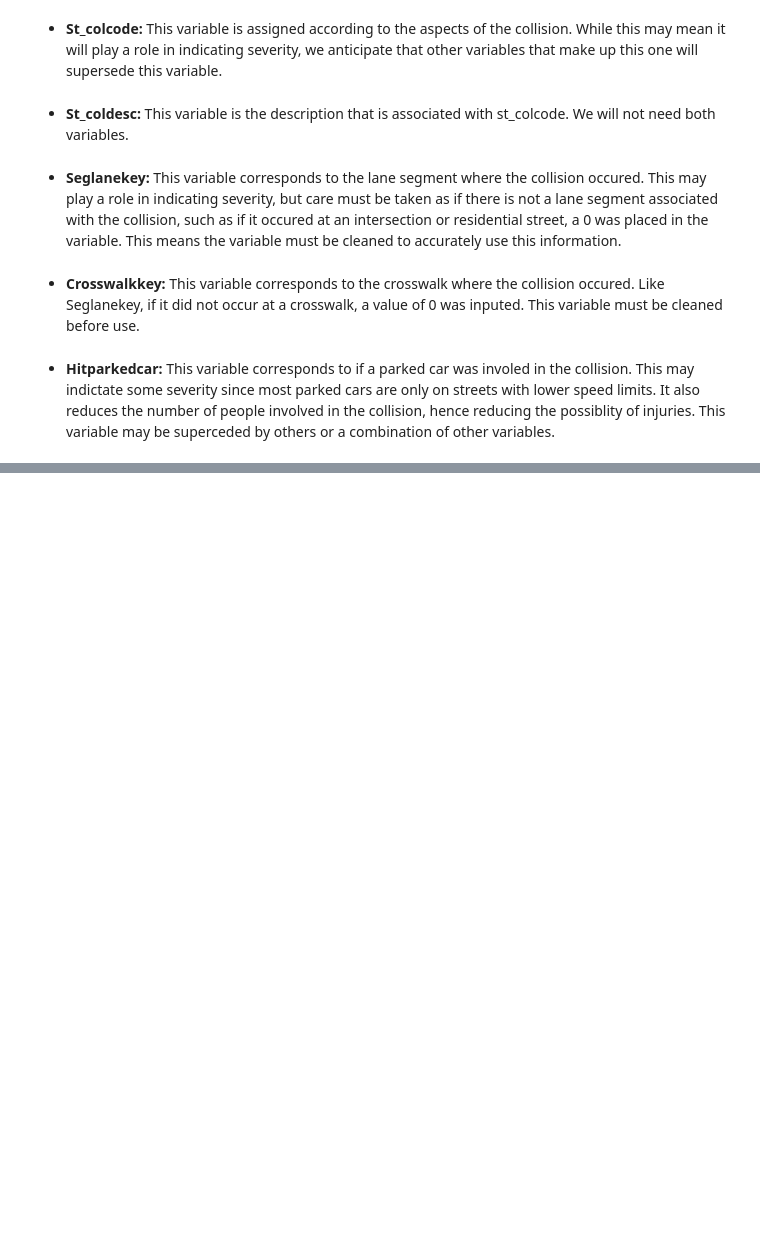
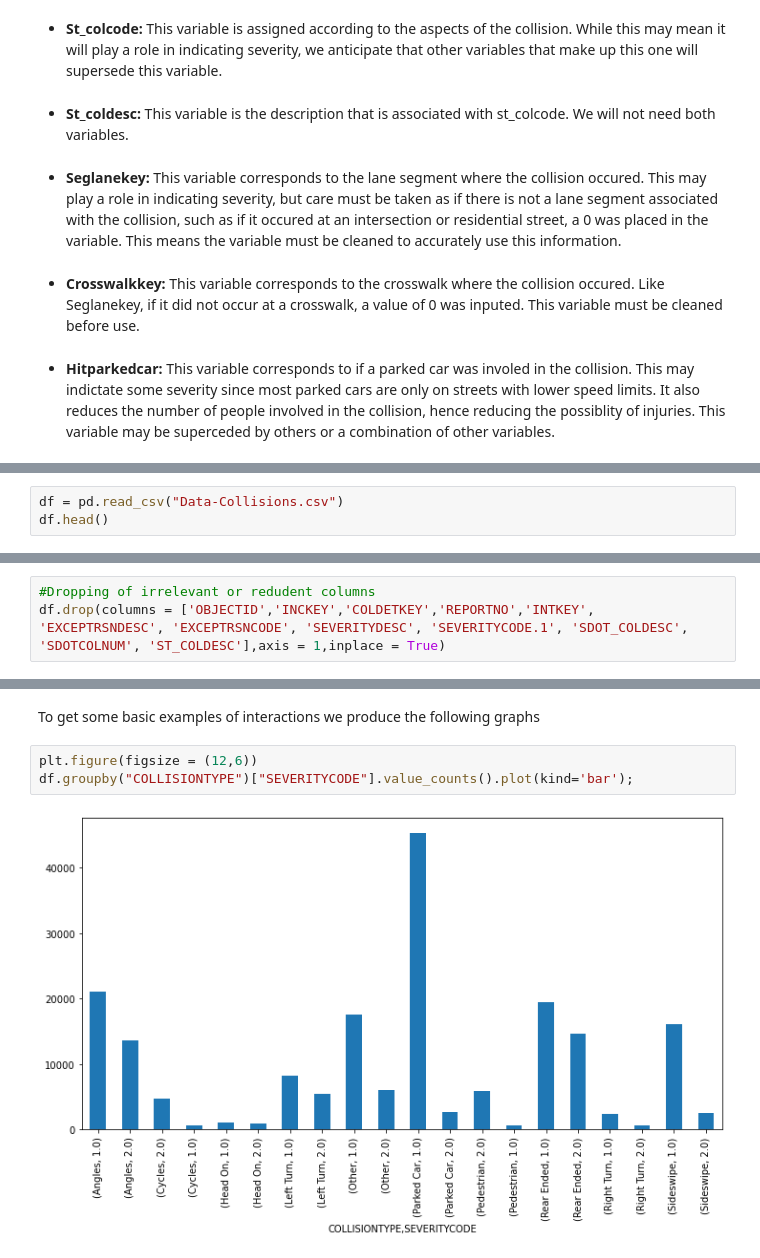
Before and after one commit to lucaskramer/DataScienceCapstoneProject, a Jupyter notebook: AppliedDataScienceCapstone_DataDescription.ipynb, the cells around one changed output, grey strips where cells are left out. Saved outputs shown, nothing was run; the diff lists cells and outputs as text; blank space fills up the shorter version.

```diff
--- a/AppliedDataScienceCapstone_DataDescription.ipynb
+++ b/AppliedDataScienceCapstone_DataDescription.ipynb
@@ -82,0 +98,3 @@ This dataset contains information about collisions that occured in Seattle, Wash
+# %%
+df = pd.read_csv("Data-Collisions.csv")
+df.head()
@@ -82,0 +124,3 @@ This dataset contains information about collisions that occured in Seattle, Wash
+# %%
+#Dropping of irrelevant or redudent columns
+df.drop(columns = ['OBJECTID','INCKEY','COLDETKEY','REPORTNO','INTKEY', 'EXCEPTRSNDESC', 'EXCEPTRSNCODE', 'SEVERITYDESC', 'SEVERITYCODE.1', 'SDOT_COLDESC', 'SDOTCOLNUM', 'ST_COLDESC'],axis = 1,inplace = True)
@@ -82,0 +137,7 @@ This dataset contains information about collisions that occured in Seattle, Wash
+# %% [markdown]
+To get some basic examples of interactions we produce the following graphs
+# %%
+plt.figure(figsize = (12,6))
+df.groupby("COLLISIONTYPE")["SEVERITYCODE"].value_counts().plot(kind='bar');
+# %% [output]
+[figure, added]
```
Also changed, not shown: parts of 21 cells of this notebook.
